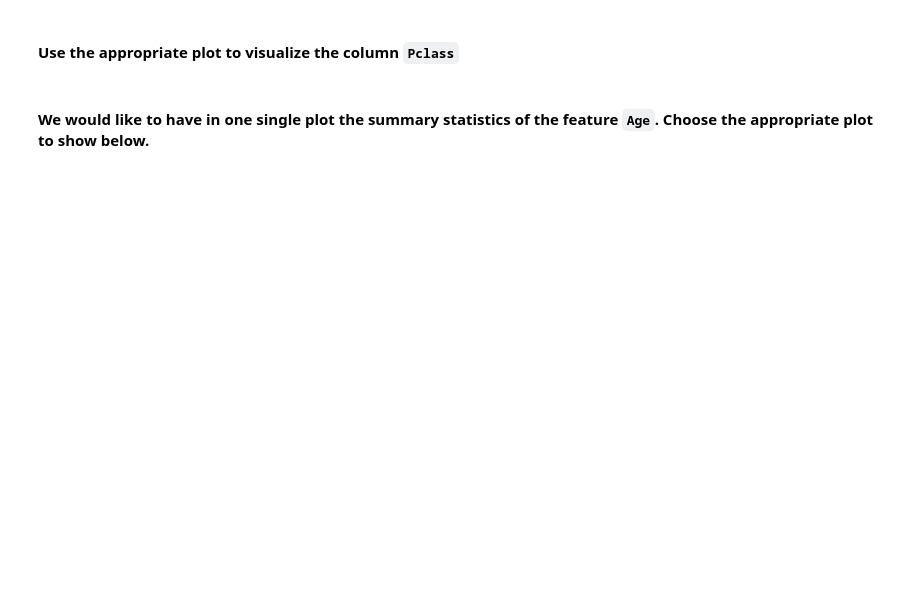
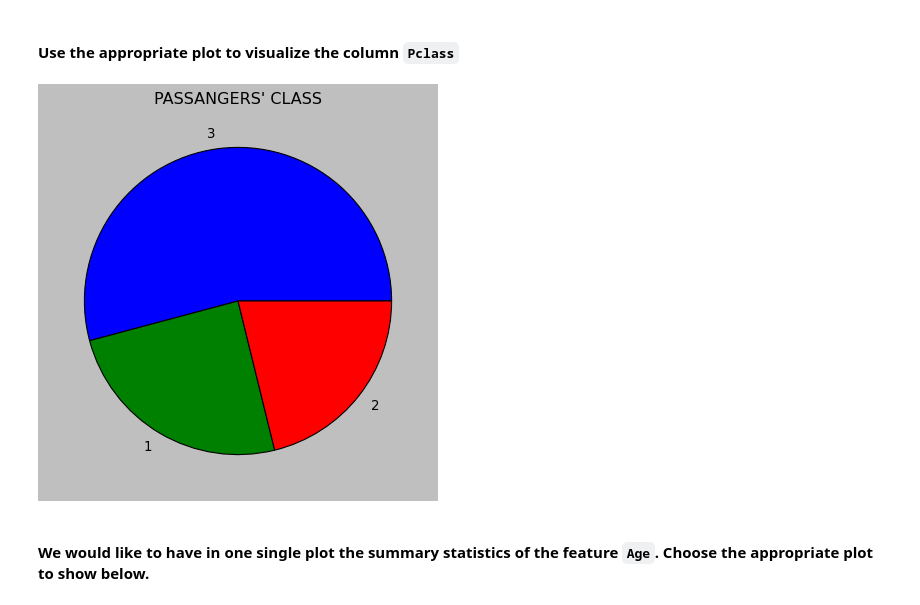
Before and after one commit to Ironhack-Part-Time-Enero2022/lab-visualization-extra, a Jupyter notebook: challenge-2.ipynb, the cells around one changed output. Cells and saved outputs as stored; diff of their text form; code cells hidden in the pictures; blank space fills up the shorter version.

```diff
--- a/challenge-2.ipynb
+++ b/challenge-2.ipynb
@@ -136,2 +150,10 @@ plt.plot(x, y);
+# %%
+clases = titanic['Pclass'].value_counts()
+plt.title("PASSANGERS' CLASS")
+labels_pie = ['3','1','2']
+tabla_activity = plt.pie(clases,
+                        labels=labels_pie);
+# %% [output]
+[figure, added]
 # %% [markdown]
 #### We would like to have in one single plot the summary statistics of the feature `Age`. Choose the appropriate plot to show below.
```
Also changed, not shown: parts of 12 cells of this notebook.
